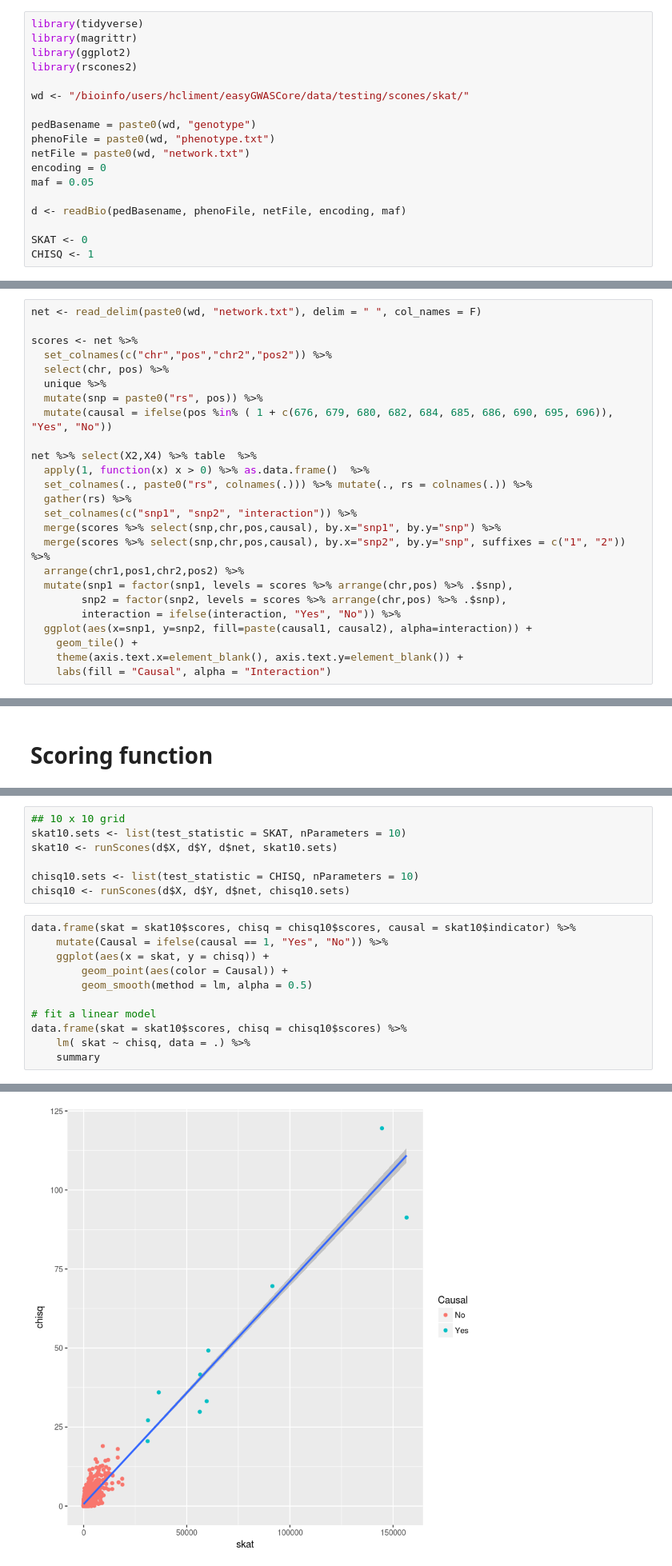
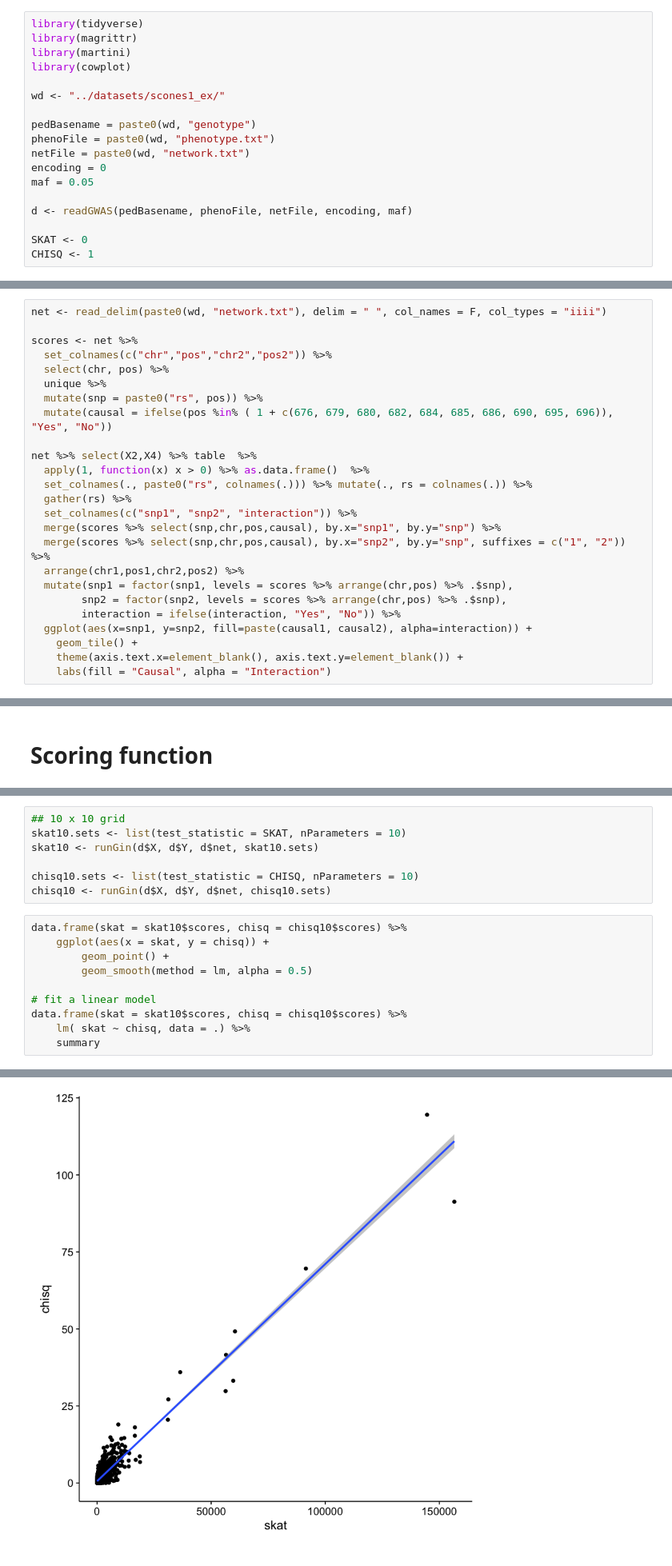
Before and after one commit to hclimente/genewa, a Jupyter notebook: logbook/simplest_example_1.ipynb, the cells around one changed output, grey strips where cells are left out. Shown at 80% size. Cells and saved outputs as stored; diff of their text form.

```diff
--- a/logbook/simplest_example_1.ipynb
+++ b/logbook/simplest_example_1.ipynb
@@ -1,10 +1,10 @@
 # %%
 library(tidyverse)
 library(magrittr)
-library(ggplot2)
-library(rscones2)
+library(martini)
+library(cowplot)
 
-wd <- "/bioinfo/users/hcliment/easyGWASCore/data/testing/scones/skat/"
+wd <- "../datasets/scones1_ex/"
 
 pedBasename = paste0(wd, "genotype")
 phenoFile = paste0(wd, "phenotype.txt")
@@ -12,7 +12,7 @@ netFile = paste0(wd, "network.txt")
 encoding = 0
 maf = 0.05
 
-d <- readBio(pedBasename, phenoFile, netFile, encoding, maf)
+d <- readGWAS(pedBasename, phenoFile, netFile, encoding, maf)
 
 SKAT <- 0
 CHISQ <- 1
@@ -37,7 +37,7 @@ The following object is masked from ‘package:tidyr’:
 # %% [markdown]
 # Network structure
 # %%
-net <- read_delim(paste0(wd, "network.txt"), delim = " ", col_names = F)
+net <- read_delim(paste0(wd, "network.txt"), delim = " ", col_names = F, col_types = "iiii")
 
 scores <- net %>%
   set_colnames(c("chr","pos","chr2","pos2")) %>%
@@ -85,37 +78,36 @@ chisq40 <- runScones(d$X, d$Y, d$net, chisq40.sets)
 # %%
 ## 10 x 10 grid
 skat10.sets <- list(test_statistic = SKAT, nParameters = 10)
-skat10 <- runScones(d$X, d$Y, d$net, skat10.sets)
+skat10 <- runGin(d$X, d$Y, d$net, skat10.sets)
 
 chisq10.sets <- list(test_statistic = CHISQ, nParameters = 10)
-chisq10 <- runScones(d$X, d$Y, d$net, chisq10.sets)
+chisq10 <- runGin(d$X, d$Y, d$net, chisq10.sets)
 # %%
-data.frame(skat = skat10$scores, chisq = chisq10$scores, causal = skat10$indicator) %>%
-    mutate(Causal = ifelse(causal == 1, "Yes", "No")) %>%
+data.frame(skat = skat10$scores, chisq = chisq10$scores) %>%
     ggplot(aes(x = skat, y = chisq)) +
-        geom_point(aes(color = Causal)) +
+        geom_point() +
         geom_smooth(method = lm, alpha = 0.5)
 
 # fit a linear model
 data.frame(skat = skat10$scores, chisq = chisq10$scores) %>%
     lm( skat ~ chisq, data = .) %>%
     summary
 # %% [output]
 Call:
 lm(formula = skat ~ chisq, data = .)
 
 Residuals:
    Min     1Q Median     3Q    Max
 -14454   -681    291    824  40553
 
 Coefficients:
             Estimate Std. Error t value Pr(>|t|)
 (Intercept)  -479.41      93.44  -5.131 3.47e-07 ***
 chisq        1276.34      13.52  94.433  < 2e-16 ***
 ---
 Signif. codes:  0 ‘***’ 0.001 ‘**’ 0.01 ‘*’ 0.05 ‘.’ 0.1 ‘ ’ 1
 
 Residual standard error: 2745 on 998 degrees of freedom
 Multiple R-squared:  0.8994,    Adjusted R-squared:  0.8992
 F-statistic:  8918 on 1 and 998 DF,  p-value: < 2.2e-16
-[figure, old version]
+[figure, new version]
```
Also changed, not shown: parts of 11 cells of this notebook.
